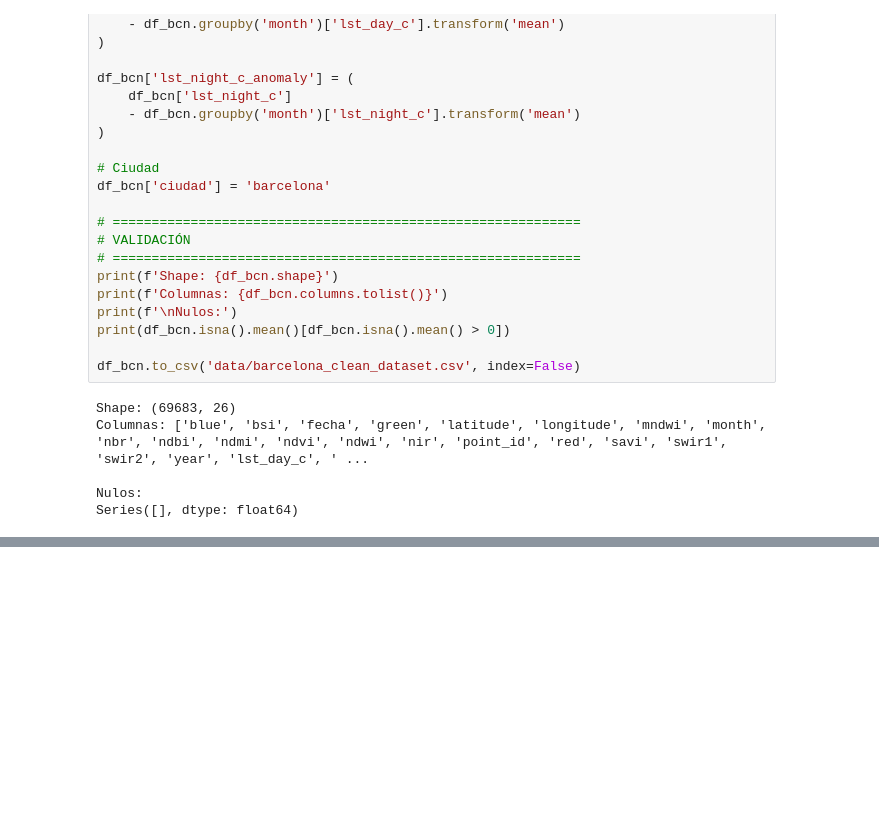
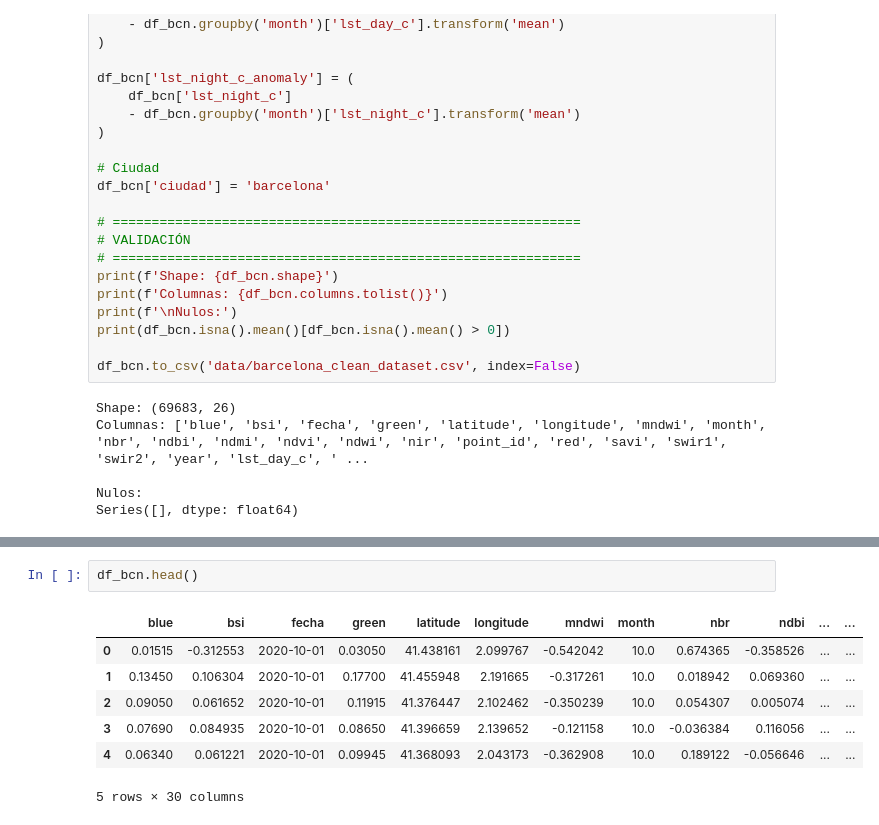
Before and after one commit to ekbalam11/ABC-final-project, a Jupyter notebook: src/eda.ipynb, the cells around one changed output, grey strips where cells are left out. Drawn from its saved outputs; the diff is of its cells as text; blank space fills up the shorter version.

```diff
--- a/src/eda.ipynb
+++ b/src/eda.ipynb
@@ -88,0 +118,10 @@ memory usage: 13.6 MB
+# %%
+df_bcn.head()
+# %% [output]
+|  | blue | bsi | fecha | green | latitude | longitude | mndwi | month | nbr | ndbi | ... | ... |
+| 0 | 0.01515 | -0.312553 | 2020-10-01 | 0.03050 | 41.438161 | 2.099767 | -0.542042 | 10.0 | 0.674365 | -0.358526 | ... | ... |
+| 1 | 0.13450 | 0.106304 | 2020-10-01 | 0.17700 | 41.455948 | 2.191665 | -0.317261 | 10.0 | 0.018942 | 0.069360 | ... | ... |
+| 2 | 0.09050 | 0.061652 | 2020-10-01 | 0.11915 | 41.376447 | 2.102462 | -0.350239 | 10.0 | 0.054307 | 0.005074 | ... | ... |
+| 3 | 0.07690 | 0.084935 | 2020-10-01 | 0.08650 | 41.396659 | 2.139652 | -0.121158 | 10.0 | -0.036384 | 0.116056 | ... | ... |
+| 4 | 0.06340 | 0.061221 | 2020-10-01 | 0.09945 | 41.368093 | 2.043173 | -0.362908 | 10.0 | 0.189122 | -0.056646 | ... | ... |
+5 rows × 30 columns
```
Also changed, not shown: parts of 13 cells of this notebook.
